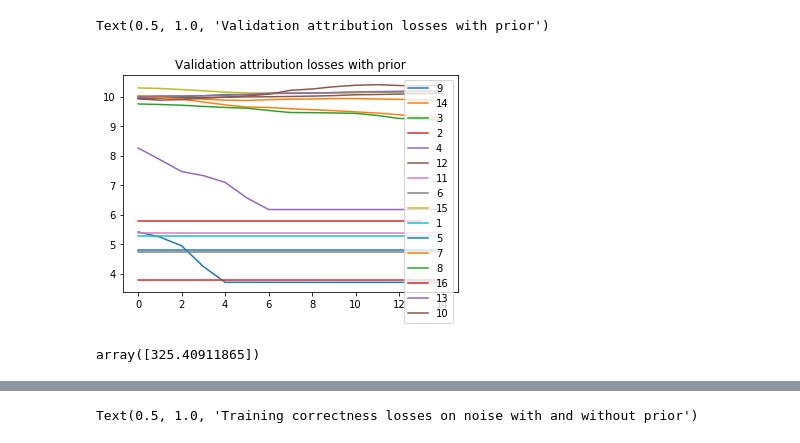
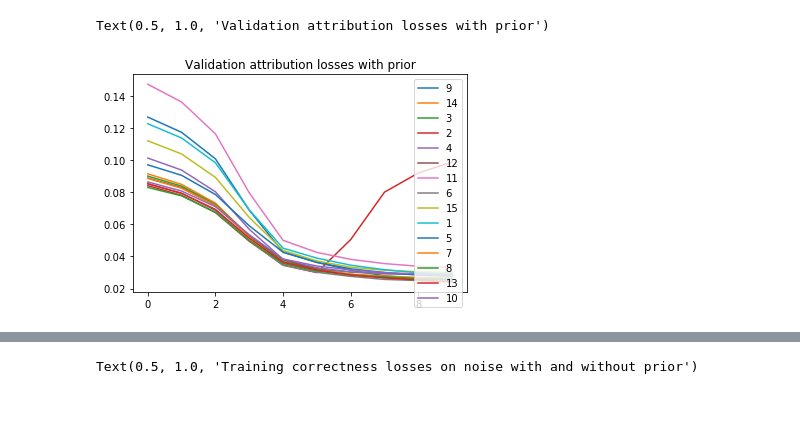
Before and after one commit to amtseng/fourier_attribution_priors, a Jupyter notebook: notebooks/prior_analyze_results.ipynb, the cells around one changed output, grey strips where cells are left out. Drawn from its saved outputs; the diff is of its cells as text; code cells hidden in the pictures; blank space fills up the shorter version.

```diff
--- a/notebooks/prior_analyze_results.ipynb
+++ b/notebooks/prior_analyze_results.ipynb
@@ -91,10 +85 @@ prior_noisy_config = import_all_config_json(prior_noisy_models_path)
-# %%
-noprior_models_path = "/users/amtseng/att_priors/models/trained_models/profile_models/SPI1/"
-prior_models_path = "/users/amtseng/att_priors/models/trained_models/profile_models/SPI1_prior_hypertune/"
-
-noprior_metrics = import_all_metrics_json(noprior_models_path)
-prior_metrics = import_all_metrics_json(prior_models_path)
-
-noprior_config = import_all_config_json(noprior_models_path)
-prior_config = import_all_config_json(prior_models_path)
 # %%
@@ -222,4 +153,0 @@ fig.tight_layout()
-# %%
-prior_models_path = "/users/amtseng/att_priors/models/trained_models/profile_models/SPI1_prior/"
-prior_metrics = import_all_metrics_json(prior_models_path)
-prior_config = import_all_config_json(prior_models_path)
@@ -236,27 +153,0 @@ array([0.70706129, 0.70658237, 0.70723528, ..., 1.        , 1.        ,
-# %%
-# Profile loss vs positive attribution prior loss
-nlls = []
-pos_losses = []
-labels = []
-for key in prior_metrics.keys():
-    if key == "1":
-        continue
-    try:
-        nlls.append(
-            np.log(np.ravel(np.array(extract_metrics_values(prior_metrics[key], "val_prof_corr_losses"))))
-        )
-        pos_losses.append(
-            np.ravel(np.array(extract_metrics_values(prior_metrics[key], "val_pos_att_losses")))
-        )
-        labels.append(key)
-    except KeyError:
-        pass
-
-fig, ax = plt.subplots(1, 1, figsize=(12, 5))
-for i, label in enumerate(labels):
-    ax.scatter(pos_losses[i], nlls[i], label=label)
-    ax.set_title("Validation positive attribution prior loss vs profile NLL")
-    ax.set_xlabel("Positive attribution prior loss")
-    ax.set_ylabel("Profile NLL (log)")
-plt.legend()
-fig.tight_layout()
@@ -313,19 +202,15 @@ Text(0.5, 1.0, 'Validation profile correctness losses with and without prior')
 # %%
-# Plot validation attribution losses with and without prior
+# Plot validation attribution losses with prior
 prior_val_att_losses = {key : extract_metrics_values(m, "val_att_losses") for key, m in prior_metrics.items()}
 plt.figure()
 for key, att_losses in prior_val_att_losses.items():
-    line = smooth_signal(np.log(np.nanmean(att_losses, axis=1)), 3)
+    line = smooth_signal(np.nanmean(att_losses, axis=1), 3)
     prior_line, = plt.plot(line, label=key)
 plt.legend()
 plt.title("Validation attribution losses with prior")
 # %% [output]
 Text(0.5, 1.0, 'Validation attribution losses with prior')
-[figure, old version]
+[figure, new version]
-# %%
-np.unique(prior_val_att_losses["16"])
-# %% [output]
-array([325.40911865])
 # %%
 # Plot validation batch losses with and without prior
 noprior_val_batch_losses = {key : extract_metrics_values(m, "val_batch_losses") for key, m in noprior_metrics.items()}
```
Also changed, not shown: parts of 12 cells of this notebook, 5 other files.
